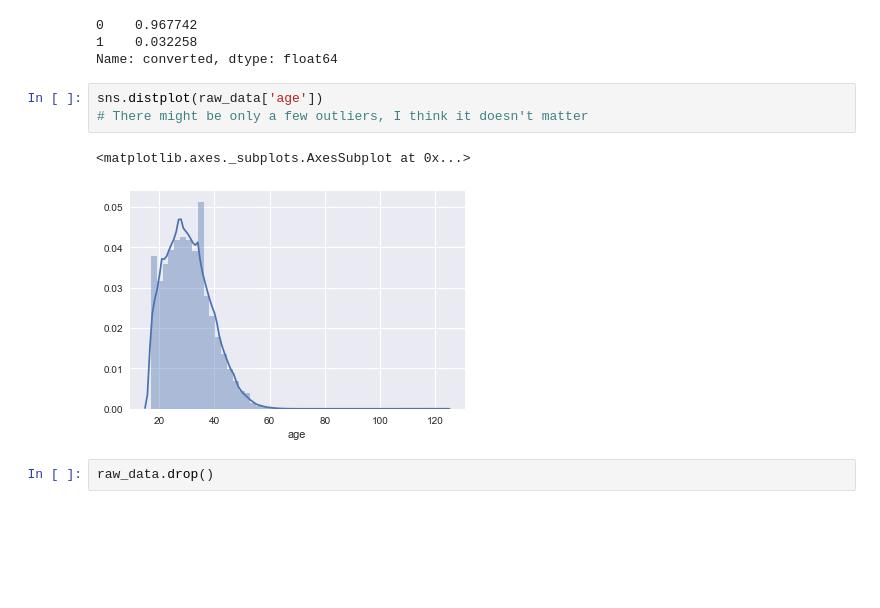
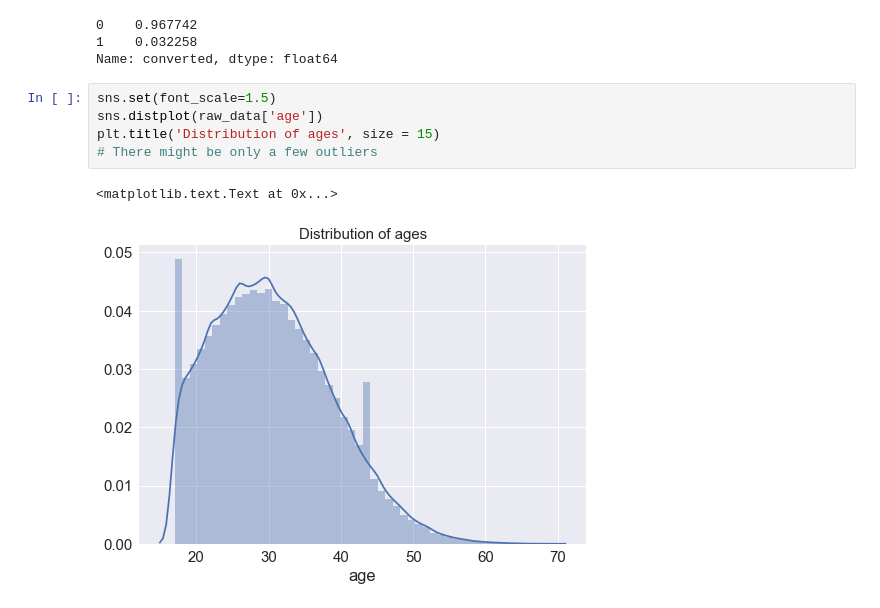
Before and after one commit to mizhazha/insight_data_challenge, a Jupyter notebook: challenge3/data_challenge_3.ipynb, the cells around one changed output. Cells and saved outputs as stored; diff of their text form; blank space fills up the shorter version.

```diff
--- a/challenge3/data_challenge_3.ipynb
+++ b/challenge3/data_challenge_3.ipynb
@@ -35,12 +40,12 @@ raw_data.converted.value_counts(normalize=True)
 1    0.032258
 Name: converted, dtype: float64
 # %%
+sns.set(font_scale=1.5)
 sns.distplot(raw_data['age'])
-# There might be only a few outliers, I think it doesn't matter
+plt.title('Distribution of ages', size = 15)
+# There might be only a few outliers
 # %% [output]
-<matplotlib.axes._subplots.AxesSubplot at 0x...>
+<matplotlib.text.Text at 0x...>
-[figure, old version]
+[figure, new version]
-# %%
-raw_data.drop()
 # %%
 # plot the proportion of converted customers at different ages.
```
Also changed, not shown: parts of 13 cells of this notebook.
